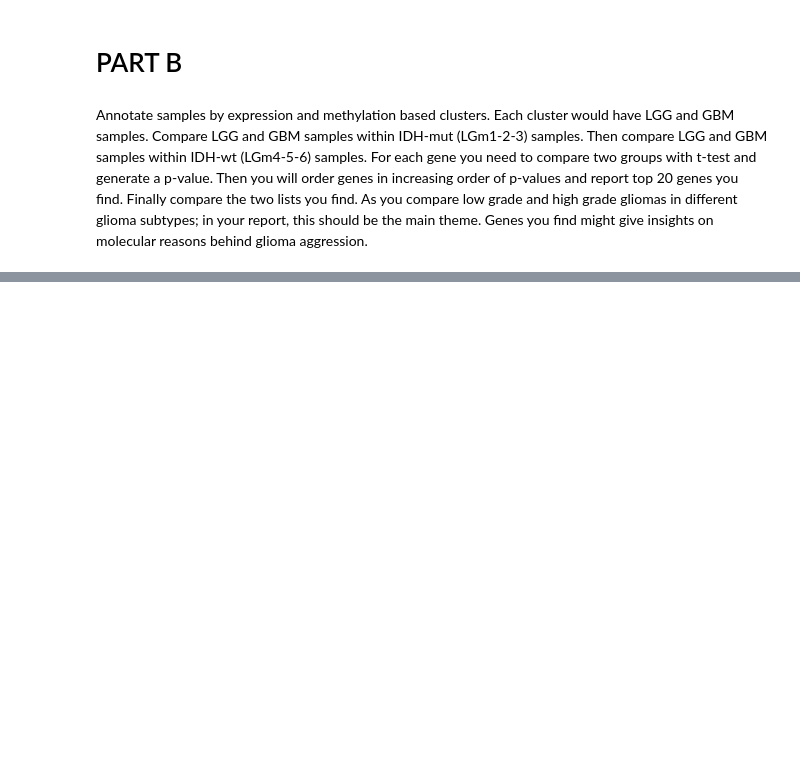
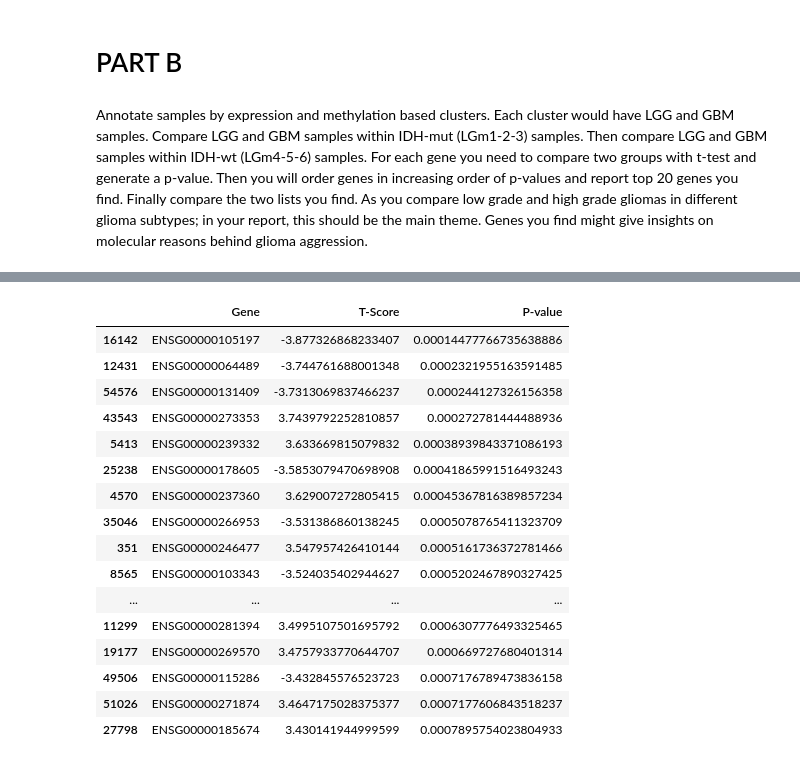
Before and after one commit to kanzabatool/Comp_genomics, a Jupyter notebook: computational_genomics.ipynb, the cells around one changed output, grey strips where cells are left out. Saved outputs shown, nothing was run; the diff lists cells and outputs as text; code cells hidden in the pictures; blank space fills up the shorter version.

```diff
--- a/computational_genomics.ipynb
+++ b/computational_genomics.ipynb
@@ -394,0 +382,6 @@ As you compare low grade and high grade gliomas in different glioma subtypes; in
+# %%
+Lgm456_G23 = df.loc[(df.Methylation_Cluster == 'LGm4') & (df.Grade == 'G2') | (df.Methylation_Cluster == 'LGm5') & (df.Grade == 'G2') | (df.Methylation_Cluster == 'LGm6') & (df.Grade == 'G2') | (df.Methylation_Cluster == 'LGm4') & (df.Grade == 'G3') | (df.Methylation_Cluster == 'LGm5') & (df.Grade == 'G3') | (df.Methylation_Cluster == 'LGm6') & (df.Grade == 'G3') ]
+Lgm456_G23 = (Lgm456_G23[Lgm456_G23.columns[1:57304]]) #92 rows
+# %%
+Lgm456_G4 = df.loc[(df.Methylation_Cluster == 'LGm4') & (df.Grade == 'G4') | (df.Methylation_Cluster == 'LGm5')  & (df.Grade == 'G4') | (df.Methylation_Cluster == 'LGm6') & (df.Grade == 'G4') ]
+Lgm456_G4 = (Lgm456_G4[Lgm456_G4.columns[1:57304]])  #124 rows
@@ -394,0 +411,23 @@ As you compare low grade and high grade gliomas in different glioma subtypes; in
+# %%
+# LGm 456 cluster and G2,G3 Vs G4
+
+from scipy import stats
+import numpy as np
+pvalue = []
+gene = []
+tab = []
+tscore = []
+for n in range(len(Lgm456_G23.columns)):
+    try:
+
+        gene1, [t1, p1] = Lgm456_G23.columns[n], stats.ttest_ind(Lgm456_G23[Lgm456_G23.columns[n]],Lgm456_G4[Lgm456_G4.columns[n]], equal_var=False)
+        pvalue.append(p1)
+        tscore.append(t1)
+        gene.append(gene1)
+
+
+    except:
+        ZeroDivisionError
+
+top_20_Lgm456 = pd.DataFrame(np.column_stack([gene, tscore, pvalue]), columns=['Gene', 'T-Score', 'P-value'])
+top_20_Lgm456 = top_20_Lgm456.sort_values(by=['P-value'])
@@ -394,0 +454,20 @@ As you compare low grade and high grade gliomas in different glioma subtypes; in
+# %%
+top_20_Lgm456.head(20)
+# %% [output]
+|  | Gene | T-Score | P-value |
+| 16142 | ENSG00000105197 | -3.877326868233407 | 0.00014477766735638886 |
+| 12431 | ENSG00000064489 | -3.744761688001348 | 0.0002321955163591485 |
+| 54576 | ENSG00000131409 | -3.7313069837466237 | 0.000244127326156358 |
+| 43543 | ENSG00000273353 | 3.7439792252810857 | 0.000272781444488936 |
+| 5413 | ENSG00000239332 | 3.633669815079832 | 0.00038939843371086193 |
+| 25238 | ENSG00000178605 | -3.5853079470698908 | 0.00041865991516493243 |
+| 4570 | ENSG00000237360 | 3.629007272805415 | 0.00045367816389857234 |
+| 35046 | ENSG00000266953 | -3.531386860138245 | 0.0005078765411323709 |
+| 351 | ENSG00000246477 | 3.547957426410144 | 0.0005161736372781466 |
+| 8565 | ENSG00000103343 | -3.524035402944627 | 0.0005202467890327425 |
+| ... | ... | ... | ... |
+| 11299 | ENSG00000281394 | 3.4995107501695792 | 0.0006307776493325465 |
+| 19177 | ENSG00000269570 | 3.4757933770644707 | 0.000669727680401314 |
+| 49506 | ENSG00000115286 | -3.432845576523723 | 0.0007176789473836158 |
+| 51026 | ENSG00000271874 | 3.4647175028375377 | 0.0007177606843518237 |
+| 27798 | ENSG00000185674 | 3.430141944999599 | 0.0007895754023804933 |
```
Also changed, not shown: parts of 6 cells of this notebook.
